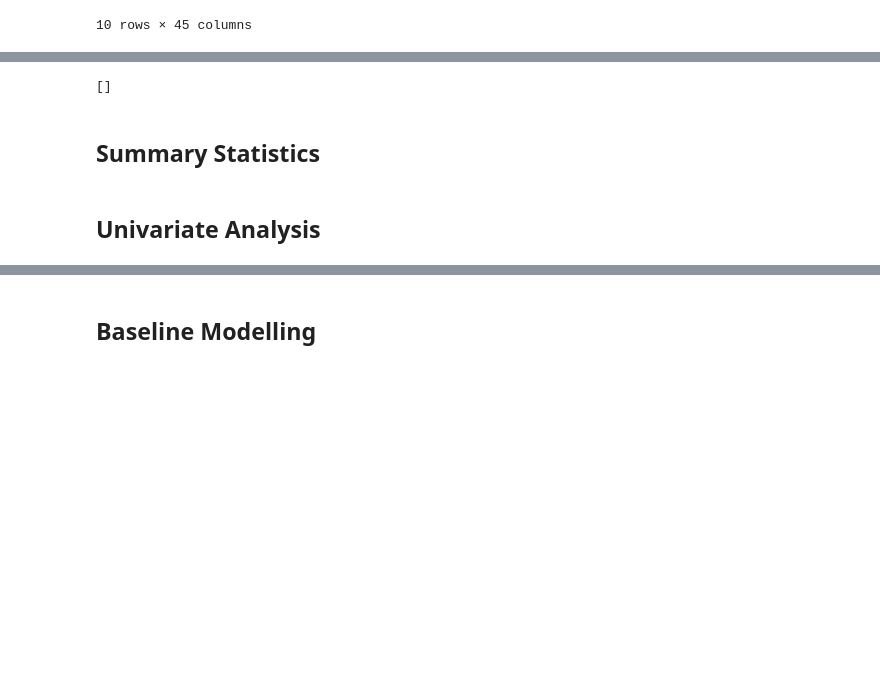
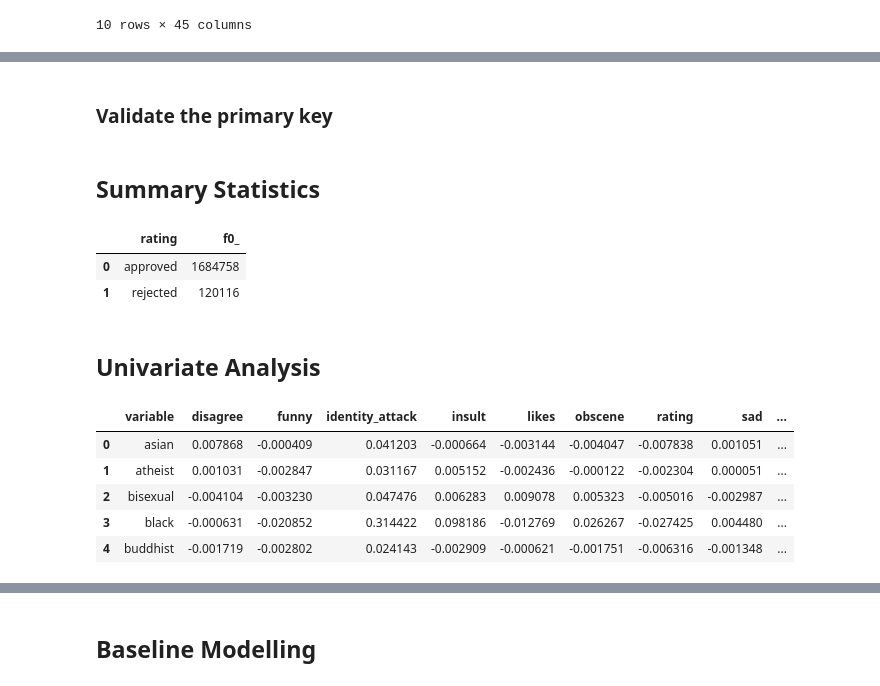
Before and after one commit to natb1/kaggle-jigsaw-unintended-bias-in-toxicity-classification, a Jupyter notebook: data_understanding.ipynb, the cells around one changed output, grey strips where cells are left out. Drawn from its saved outputs; the diff is of its cells as text; code cells hidden in the pictures; blank space fills up the shorter version.

```diff
--- a/data_understanding.ipynb
+++ b/data_understanding.ipynb
@@ -137,11 +139,10 @@ SELECT * FROM {dataset_id}.train LIMIT 10
 # %%
 fields = (f.name for f in bq.client.get_table("{dataset_id}.train".format(dataset_id=bq.dataset_id)).schema)
-known_fields = ['id', 'target', 'comment_text', "rating"]
-known_fields.extend(TOXICITY_SUBTYPES)
-known_fields.extend([i.identity for i in IDENTITY_ADDTRIBUTES])
-known_fields.extend(CIVIL_COMMENT_EMOTES)
-known_fields.extend(CIVIL_COMMENT_METADATA)
-known_fields.extend(JIGSAW_ANNOTATIONS)
-[u for u in fields if u not in known_fields]
+known_fields = set(chain(
+    ['id', 'target', 'comment_text', "rating"],
+    TOXICITY_SUBTYPES,
+    [i.identity for i in IDENTITY_ADDTRIBUTES],
+    CIVIL_COMMENT_EMOTES,
+    CIVIL_COMMENT_METADATA,
+    JIGSAW_ANNOTATIONS))
+assert len([u for u in fields if u not in known_fields]) == 0
-# %% [output]
-[]
@@ -149,0 +149,2 @@ known_fields.extend(JIGSAW_ANNOTATIONS)
+# %% [markdown]
+### Validate the primary key
@@ -150,4 +155,65 @@ known_fields.extend(JIGSAW_ANNOTATIONS)
 # %% [markdown]
 ## Summary Statistics
+# %%
+bq.query("""
+SELECT rating, COUNT(*) FROM {dataset_id}.train GROUP BY rating
+""")
+# %% [output]
+|  | rating | f0_ |
+| 0 | approved | 1684758 |
+| 1 | rejected | 120116 |
 # %% [markdown]
 ## Univariate Analysis
+# %%
+dependent_variables = set(chain(
+    ['target', 'rating'],
+    TOXICITY_SUBTYPES,
+    CIVIL_COMMENT_EMOTES
+))
+
+independent_variables = set(chain(
+    [i.identity for i in IDENTITY_ADDTRIBUTES],
+    CIVIL_COMMENT_EMOTES
+))
+# %%
+# create a correlation matrix
+dependent_variables_sql = ', '.join(sorted(dependent_variables))
+unpivot = 'UNION ALL\n            '.join(
+    '(SELECT "{v}" AS variable, {v} AS value, {dependent_variables_sql} FROM encoded)'.format(v=v, dependent_variables_sql=dependent_variables_sql)
+    for v in independent_variables
+)
+independent_variables_sql = ', '.join('"{v}"'.format(v=v) for v in independent_latent_variables)
+correlation_sql = ', '.join("CORR({d}, value) AS {d}".format(d=d) for d in sorted(dependent_variables))
+correlations_df = bq.query("""
+
+    WITH
+
+        encoded AS (
+            SELECT * REPLACE (
+                CASE rating
+                    WHEN "approved" THEN 1.0
+                    WHEN "rejected" THEN 0.0
+                END AS rating
+            )
+            FROM {{dataset_id}}.train
+        ),
+
+        unpivot AS (
+            SELECT variable, value, {dependent_variables_sql} FROM
+            {unpivot}
+        )
+
+    SELECT variable, {correlation_sql}
+    FROM unpivot
+    GROUP BY variable
+    ORDER BY variable
+
+""".format(unpivot=unpivot, dependent_variables_sql=dependent_variables_sql, independent_variables_sql=independent_variables_sql, correlation_sql=correlation_sql))
+correlations_df.head()
+# %% [output]
+|  | variable | disagree | funny | identity_attack | insult | likes | obscene | rating | sad | ... |
+| 0 | asian | 0.007868 | -0.000409 | 0.041203 | -0.000664 | -0.003144 | -0.004047 | -0.007838 | 0.001051 | ... |
+| 1 | atheist | 0.001031 | -0.002847 | 0.031167 | 0.005152 | -0.002436 | -0.000122 | -0.002304 | 0.000051 | ... |
+| 2 | bisexual | -0.004104 | -0.003230 | 0.047476 | 0.006283 | 0.009078 | 0.005323 | -0.005016 | -0.002987 | ... |
+| 3 | black | -0.000631 | -0.020852 | 0.314422 | 0.098186 | -0.012769 | 0.026267 | -0.027425 | 0.004480 | ... |
+| 4 | buddhist | -0.001719 | -0.002802 | 0.024143 | -0.002909 | -0.000621 | -0.001751 | -0.006316 | -0.001348 | ... |
```
Also changed, not shown: parts of 6 cells of this notebook, 1 other file.
